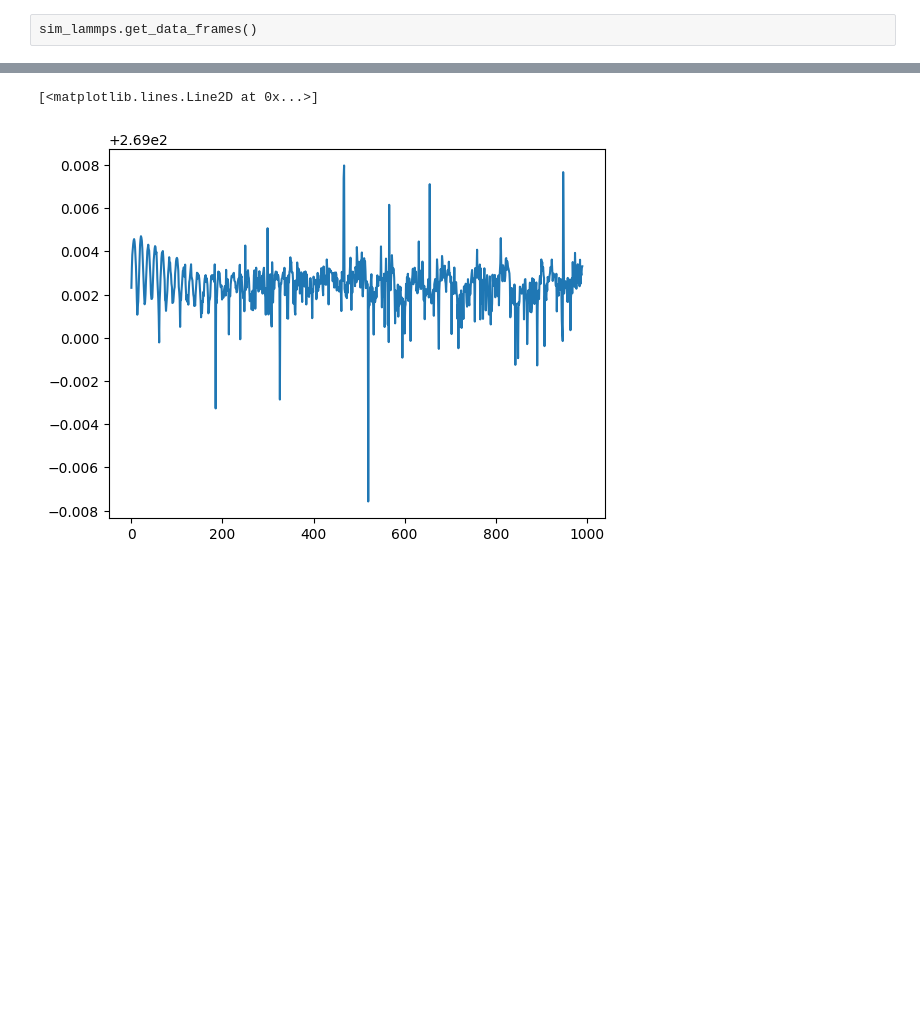
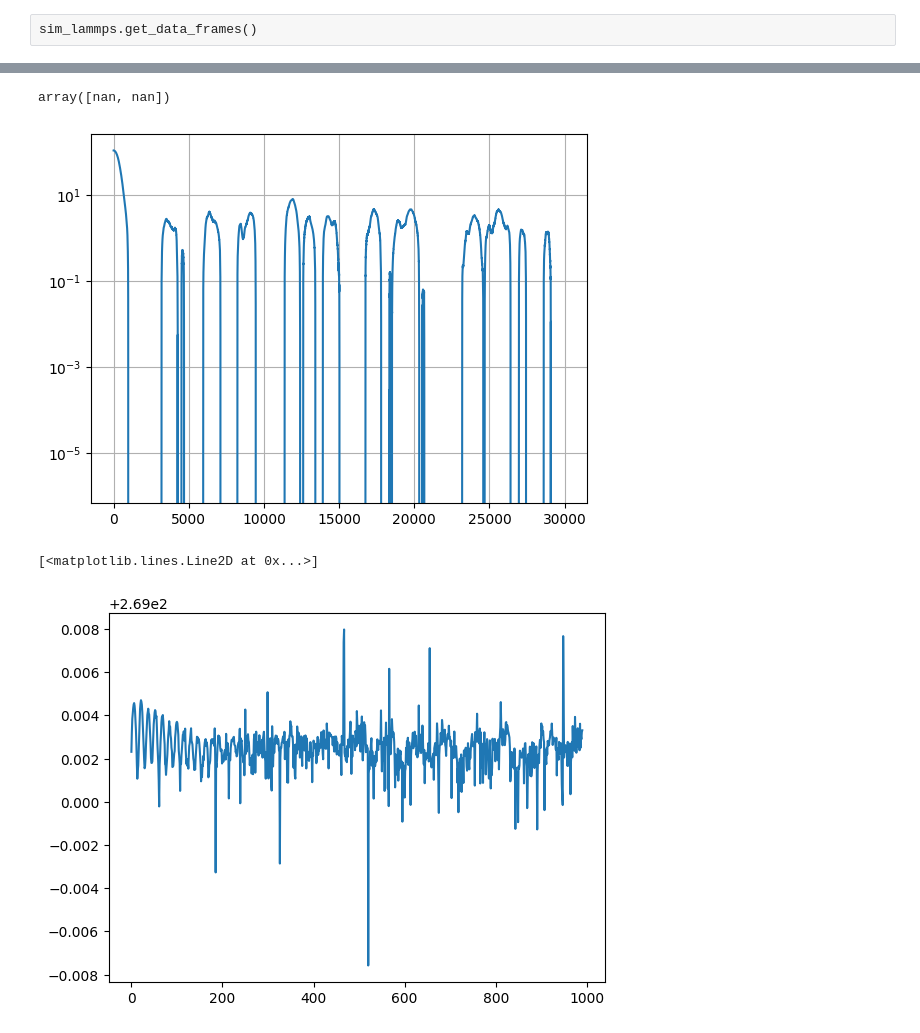
Before and after one commit to ashmat98/LJ-magnetic, a Jupyter notebook: Simulate LAMMPS.ipynb, the cells around one changed output, grey strips where cells are left out. Drawn from its saved outputs; the diff is of its cells as text; code cells hidden in the pictures; blank space fills up the shorter version.

```diff
--- a/Simulate LAMMPS.ipynb
+++ b/Simulate LAMMPS.ipynb
@@ -119,3 +227,12 @@ plt.grid()
+# %%
+df.loc[:].mean(axis=1).plot()
+plt.yscale("log")
+plt.grid()
+sr = df.loc[3000:20000].mean(axis=1)
+np.polyfit(sr.index.values, np.log10(sr.values), deg=1)
+# %% [output]
+array([nan, nan])
+[figure, added]
 # %%
 plt.plot(sim_lammps.history["E"].sum(axis=1)[10:])
 # %% [output]
```
Also changed, not shown: parts of 10 cells of this notebook, 5 other files.
